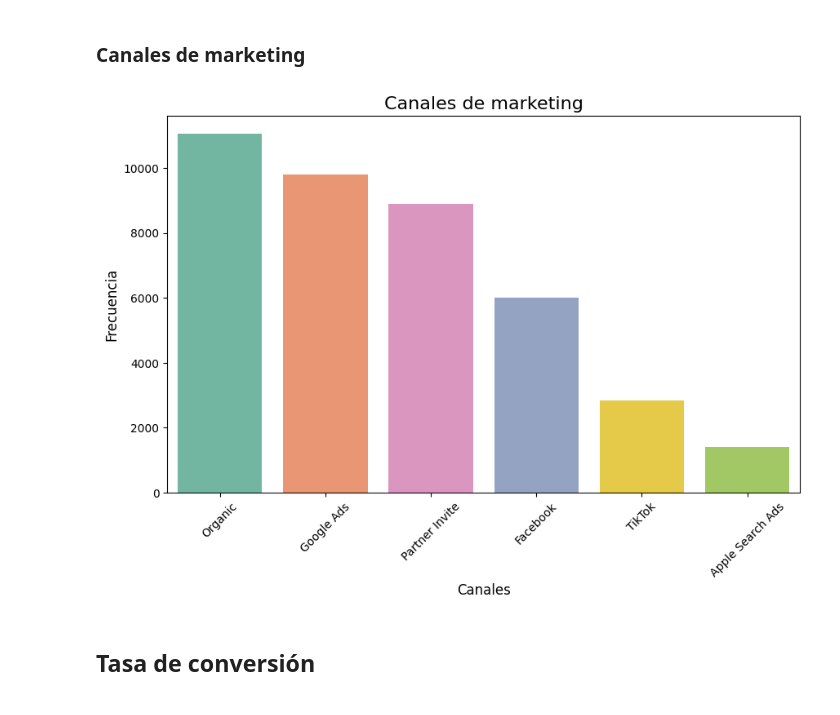
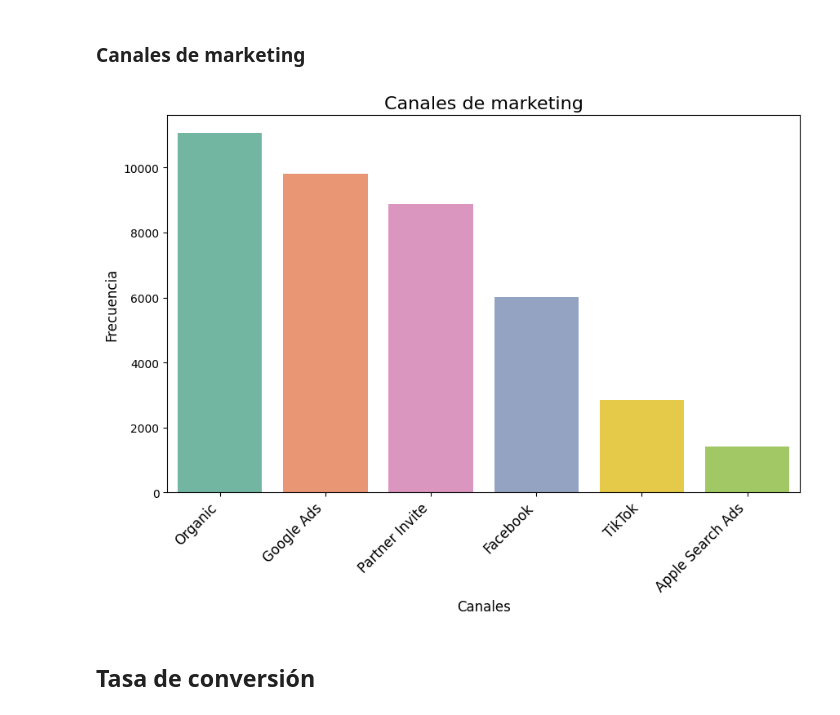
Before and after one commit to NaiSaratxaga/EDA_user-conversion-analysis, a Jupyter notebook: Notebooks/EDA_user_conversion_analysis.ipynb, the cells around one changed output. Drawn from its saved outputs; the diff is of its cells as text; code cells hidden in the pictures.

```diff
--- a/Notebooks/EDA_user_conversion_analysis.ipynb
+++ b/Notebooks/EDA_user_conversion_analysis.ipynb
@@ -396,25 +396,25 @@ Name: count, dtype: int64
 # %%
 # Establecer el tamaño de la figura
 plt.figure(figsize=(10, 6))
 
 # Ordenar los canales por frecuencia
 orden_canales = df['ATTRIBUTION CHANNEL'].value_counts().index
 
 # Crear el gráfico ordenado con hue asignado y legend desactivado
 sns.countplot(data=df, x='ATTRIBUTION CHANNEL', hue='ATTRIBUTION CHANNEL',
               palette='Set2', order=orden_canales, legend=False)
 
 # Girar las etiquetas del eje X
-plt.xticks(rotation=45)
+plt.xticks(rotation=45, ha="right", fontsize=12)
 
 # Añadir título y etiquetas
 plt.title("Canales de marketing", fontsize=16)
 plt.xlabel("Canales", fontsize=12)
 plt.ylabel("Frecuencia", fontsize=12)  # Añadir etiqueta al eje Y para mayor claridad
 
 plt.show()
 # %% [output]
-[figure, old version]
+[figure, new version]
 # %%
 # Calcular la tasa de conversión por canal
 # %% [markdown]
```
Also changed, not shown: parts of 2 cells of this notebook.
